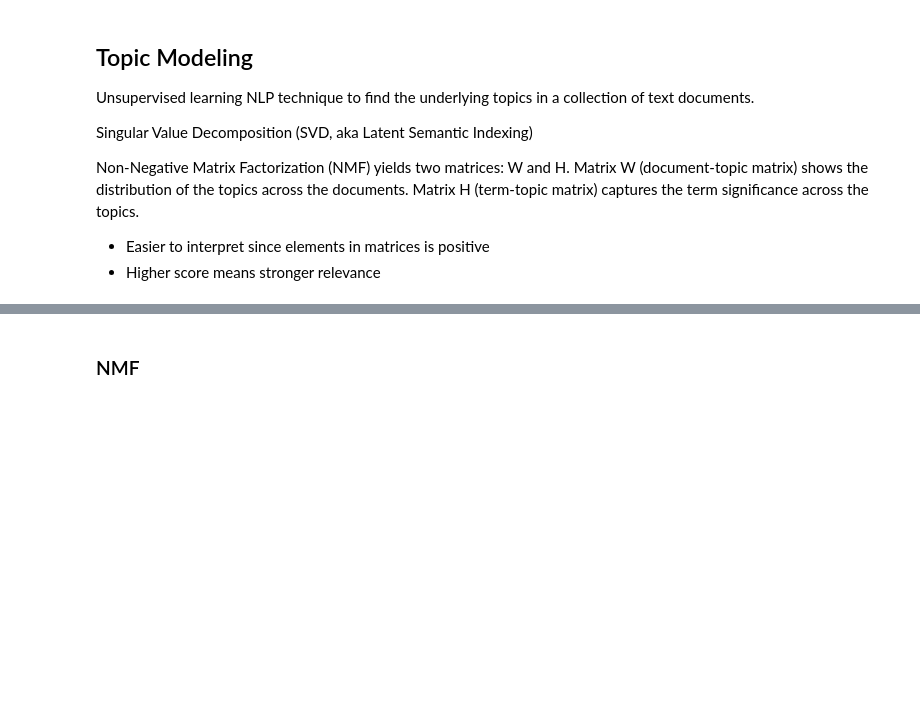
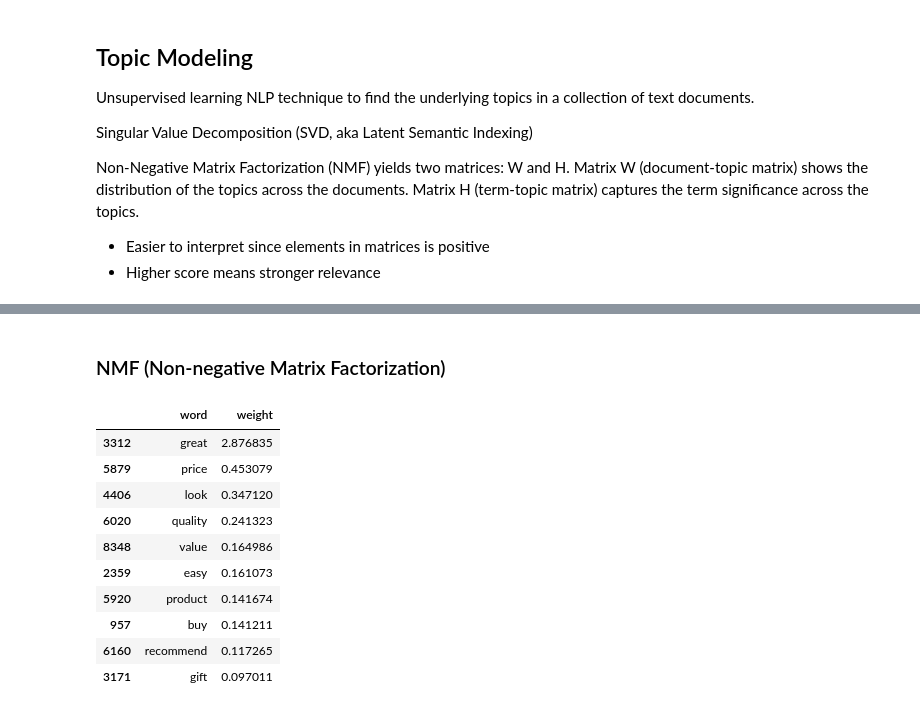
Before and after one commit to marieljum/NLP_Amazon_Reviews_Sentiment, a Jupyter notebook: notebooks/Sentiment_Analysis.ipynb, the cells around one changed output, grey strips where cells are left out. Cells and saved outputs as stored; diff of their text form; code cells hidden in the pictures; blank space fills up the shorter version.

```diff
--- a/notebooks/Sentiment_Analysis.ipynb
+++ b/notebooks/Sentiment_Analysis.ipynb
@@ -483,5 +771,5 @@ display_topics(svd_pipe.named_steps['svd'], vocab)
 # %% [markdown]
-### NMF
+### NMF (Non-negative Matrix Factorization)
 # %%
 nmf_pipe = Pipeline([
     ('tfidf', TfidfVectorizer()),
@@ -493,11 +781,23 @@ nmf_pipe.fit(cleaned_text['spacy_text'])
 nmf_vocab = nmf_pipe.named_steps['tfidf'].get_feature_names_out()
 nmf_components = nmf_pipe.named_steps['nmf'].components_
 # %%
-topic_num = 0
+topic_num = 3
 
 pd.DataFrame({
-    'word': vocab,
-    'weight': components[topic_num]
+    'word': nmf_vocab,
+    'weight': nmf_components[topic_num]
 }).sort_values('weight', ascending = False).head(10)
+# %% [output]
+|  | word | weight |
+| 3312 | great | 2.876835 |
+| 5879 | price | 0.453079 |
+| 4406 | look | 0.347120 |
+| 6020 | quality | 0.241323 |
+| 8348 | value | 0.164986 |
+| 2359 | easy | 0.161073 |
+| 5920 | product | 0.141674 |
+| 957 | buy | 0.141211 |
+| 6160 | recommend | 0.117265 |
+| 3171 | gift | 0.097011 |
 # %%
 display_topics(nmf_pipe.named_steps['nmf'], vocab)
```
Also changed, not shown: parts of 52 cells of this notebook.
